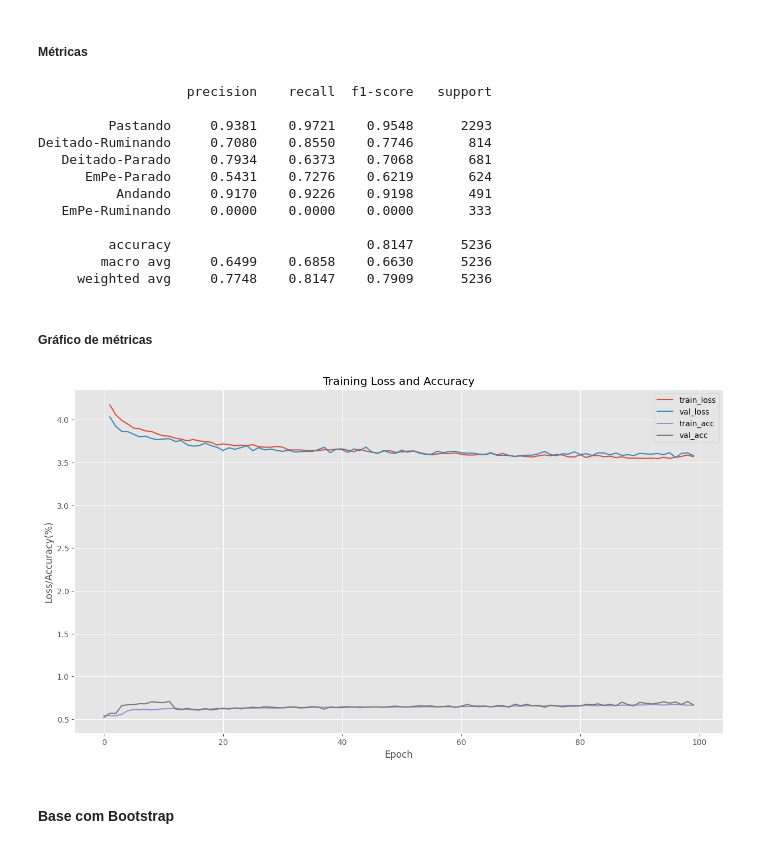
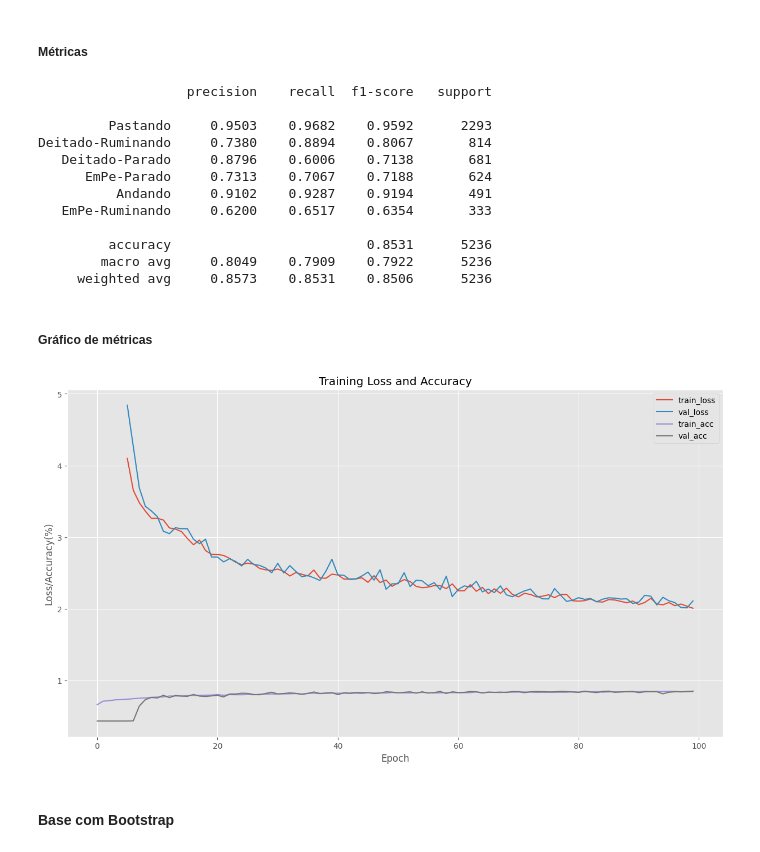
Before and after one commit to andssuu/moncattle, a Jupyter notebook: supervised/notebooks/cnn_6.ipynb, the cells around one changed output. Drawn from its saved outputs; the diff is of its cells as text; code cells hidden in the pictures.

```diff
--- a/supervised/notebooks/cnn_6.ipynb
+++ b/supervised/notebooks/cnn_6.ipynb
@@ -961,7 +961,7 @@ visualize_input(t_data_train[0].reshape(r_reshape, c_reshape), ax)
 ### Arquitetura, hiper-pârametros e funções
 # %%
 epochs=100
-batch_size=128
+batch_size=64
 feature_dimensions=1024
 input_shape=(32, 32, 1)
 n_classes=6
@@ -970,16 +970,15 @@ labels_map = {"Pastando": 0, "Deitado-Ruminando": 1, "Deitado-Parado": 2, "EmPe-
 def create_cnn():
     model = Sequential([
         Flatten(input_shape=(1, 10, 1)),
-        Dense(feature_dimensions, activation='gelu'),
+        Dense(feature_dimensions, activation='relu'),
         BatchNormalization(),
         Reshape(input_shape, input_shape=(feature_dimensions,)),
-        Dropout(0.1),
-        Conv2D(32, kernel_size=(9, 9), activation='relu', padding='valid'),
+        Conv2D(32, kernel_size=(9, 9), activation='relu', padding='same'),
         BatchNormalization(),
         MaxPooling2D(pool_size=(2, 2), strides=2),
         BatchNormalization(),
         Dropout(0.1),
-        Conv2D(96, kernel_size=(3, 3), activation='relu', padding='valid'),
+        Conv2D(96, kernel_size=(3, 3), activation='relu', padding='same'),
         BatchNormalization(),
         Dropout(0.1),
         MaxPooling2D(pool_size=(2, 2), strides=2),
@@ -1056,14 +1055,14 @@ _________________________________________________________________
 # %% [markdown]
 #### Base original
 # %%
-# ORIGINAL BASE
+# ORIGINAL
 cnn_model=create_cnn()
 print('Training ...')
 cb = ModelCheckpoint('.best_model_holdout.hdf5', save_best_only=True, monitor='val_f1_score', mode='max')
 hist=cnn_model.fit(t_data_train, c_labels_train, epochs=epochs, verbose=1,
                 batch_size=batch_size, shuffle=True,
-                #validation_split=0.2,
-                validation_data=(t_data_test, c_labels_test),
+                validation_split=0.2,
+                #validation_data=(t_data_test, c_labels_test),
                 #callbacks=[EarlyStopping(monitor='val_accuracy', patience=10)]
                 callbacks=[cb]
                 )
@@ -1116,34 +1115,34 @@ print(classification_report(c_labels_test.argmax(axis=1), predictions.argmax(axi
 # %% [output]
                    precision    recall  f1-score   support
 
-         Pastando     0.9381    0.9721    0.9548      2293
-Deitado-Ruminando     0.7080    0.8550    0.7746       814
-   Deitado-Parado     0.7934    0.6373    0.7068       681
-      EmPe-Parado     0.5431    0.7276    0.6219       624
-          Andando     0.9170    0.9226    0.9198       491
-   EmPe-Ruminando     0.0000    0.0000    0.0000       333
+         Pastando     0.9503    0.9682    0.9592      2293
+Deitado-Ruminando     0.7380    0.8894    0.8067       814
+   Deitado-Parado     0.8796    0.6006    0.7138       681
+      EmPe-Parado     0.7313    0.7067    0.7188       624
+          Andando     0.9102    0.9287    0.9194       491
+   EmPe-Ruminando     0.6200    0.6517    0.6354       333
 
-         accuracy                         0.8147      5236
-        macro avg     0.6499    0.6858    0.6630      5236
-     weighted avg     0.7748    0.8147    0.7909      5236
+         accuracy                         0.8531      5236
+        macro avg     0.8049    0.7909    0.7922      5236
+     weighted avg     0.8573    0.8531    0.8506      5236
 # %% [markdown]
 ##### Gráfico de métricas
 # %%
 plt.style.use("ggplot")
 plt.figure(figsize=(15, 8))
-plt.plot(np.arange(0, epochs)[1:], hist.history["loss"][1:], label="train_loss")
-plt.plot(np.arange(0, epochs)[1:], hist.history["val_loss"][1:], label="val_loss")
+plt.plot(np.arange(0, epochs)[5:], hist.history["loss"][5:], label="train_loss")
+plt.plot(np.arange(0, epochs)[5:], hist.history["val_loss"][5:], label="val_loss")
 plt.plot(np.arange(0, epochs), hist.history["acc"], label="train_acc")
 plt.plot(np.arange(0, epochs), hist.history["val_acc"], label="val_acc")
 # plt.plot(np.arange(0, epochs), hist.history["f1_score"], label="train_f1_score")
 # plt.plot(np.arange(0, epochs), hist.history["val_f1_score"], label="val_f1_score")
 plt.title("Training Loss and Accuracy")
 plt.xlabel("Epoch")
 plt.ylabel("Loss/Accuracy(%)")
 plt.legend()
 plt.show()
 # %% [output]
-[figure, old version]
+[figure, new version]
 # %% [markdown]
 #### Base com Bootstrap
 # %%
```
Also changed, not shown: parts of 5 cells of this notebook.
